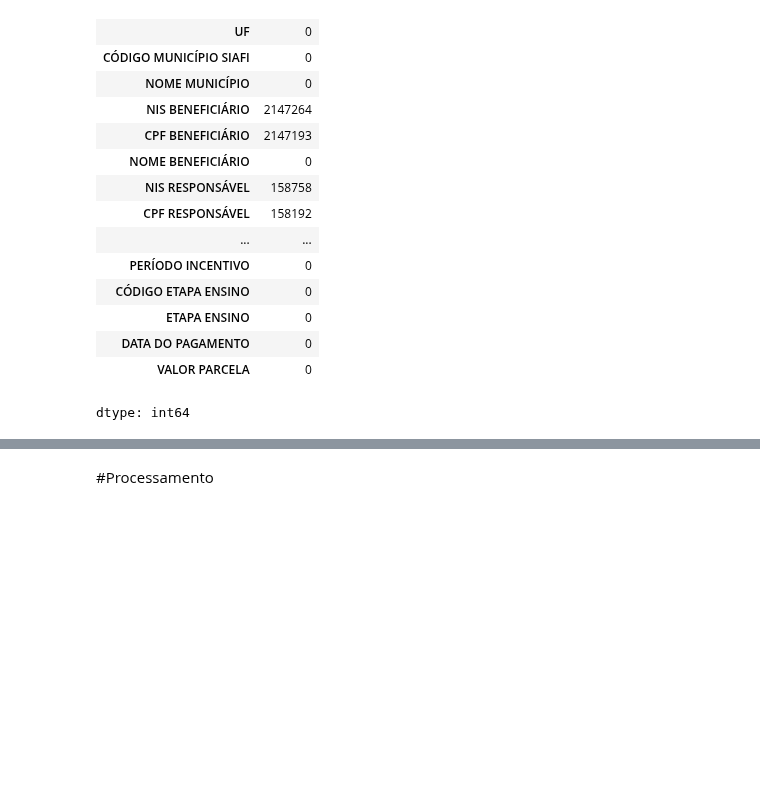
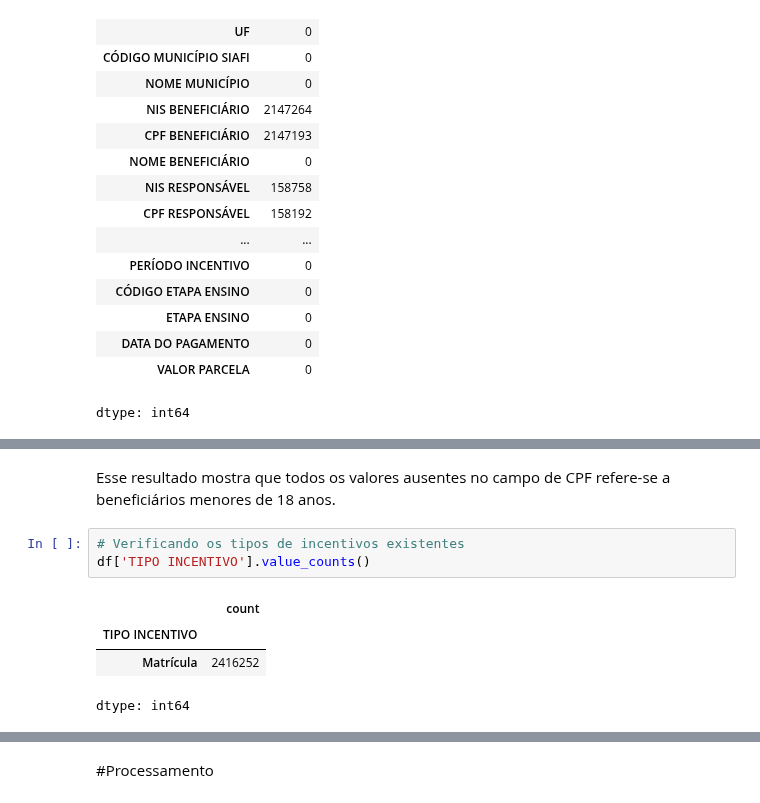
Before and after one commit to lucas-estanislau/pe-de-meia, a Jupyter notebook: pe_de_meia.ipynb, the cells around one changed output, grey strips where cells are left out. Cells and saved outputs as stored; diff of their text form; blank space fills up the shorter version.

```diff
--- a/pe_de_meia.ipynb
+++ b/pe_de_meia.ipynb
@@ -61,0 +75,10 @@ dtype: int64
+# %% [markdown]
+Esse resultado mostra que todos os valores ausentes no campo de CPF refere-se a beneficiários menores de 18 anos.
+# %%
+# Verificando os tipos de incentivos existentes
+df['TIPO INCENTIVO'].value_counts()
+# %% [output]
+|  | count |
+| TIPO INCENTIVO |  |
+| Matrícula | 2416252 |
+dtype: int64
```
Also changed, not shown: parts of 10 cells of this notebook.
